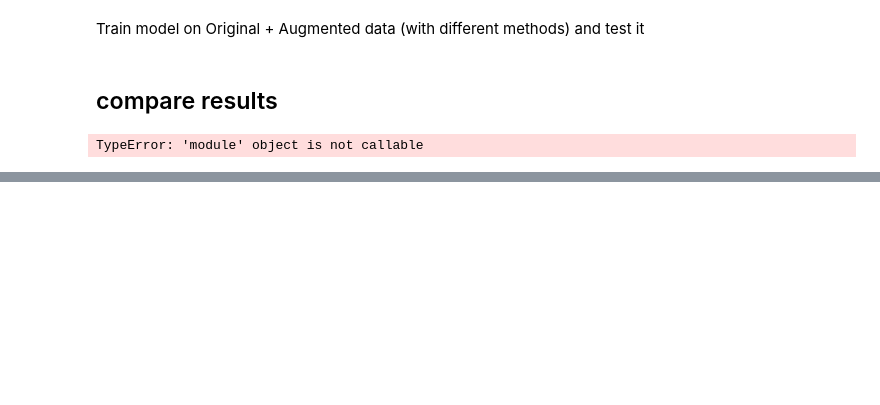
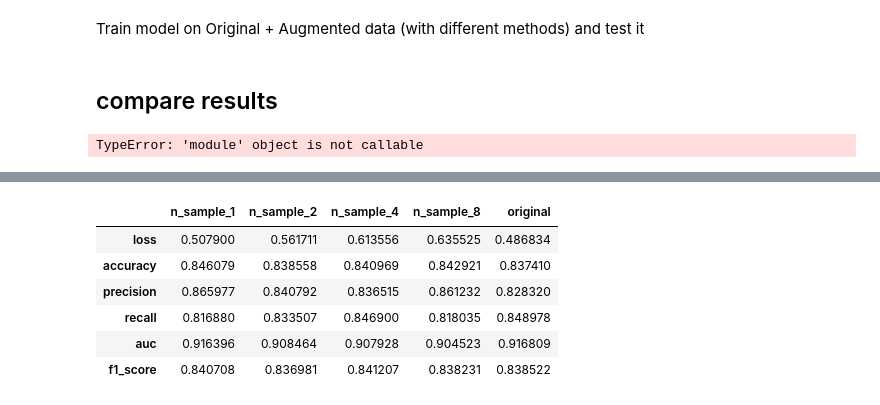
Before and after one commit to phj6688/nlp_da_comparison, a Jupyter notebook: experiments/experiments.ipynb, the cells around one changed output, grey strips where cells are left out. Saved outputs shown, nothing was run; the diff lists cells and outputs as text; code cells hidden in the pictures; blank space fills up the shorter version.

```diff
--- a/experiments/experiments.ipynb
+++ b/experiments/experiments.ipynb
@@ -687,0 +693,16 @@ vis(pc_wordnet_small, 'pc_wordnet_small')
+# %%
+aeda = pd.read_csv('results/1000sample/compare_1000_pc_aeda_augmenter_org_True.csv', index_col=0)
+eda = pd.read_csv('results/1000sample/compare_1000_pc_eda_augmenter_org_True.csv', index_col=0)
+wordnet = pd.read_csv('results/1000sample/compare_1000_pc_wordnet_augmenter_org_True.csv', index_col=0)
+backtranslation = pd.read_csv('results/1000sample/compare_1000_pc_backtranslation_augmenter_org_True.csv', index_col=0)
+clare = pd.read_csv('results/1000sample/compare_1000_pc_clare_augmenter_org_True.csv', index_col=0)
+# %%
+clare
+# %% [output]
+|  | n_sample_1 | n_sample_2 | n_sample_4 | n_sample_8 | original |
+| loss | 0.507900 | 0.561711 | 0.613556 | 0.635525 | 0.486834 |
+| accuracy | 0.846079 | 0.838558 | 0.840969 | 0.842921 | 0.837410 |
+| precision | 0.865977 | 0.840792 | 0.836515 | 0.861232 | 0.828320 |
+| recall | 0.816880 | 0.833507 | 0.846900 | 0.818035 | 0.848978 |
+| auc | 0.916396 | 0.908464 | 0.907928 | 0.904523 | 0.916809 |
+| f1_score | 0.840708 | 0.836981 | 0.841207 | 0.838231 | 0.838522 |
```
Also changed, not shown: parts of 9 cells of this notebook, 7 other files.
